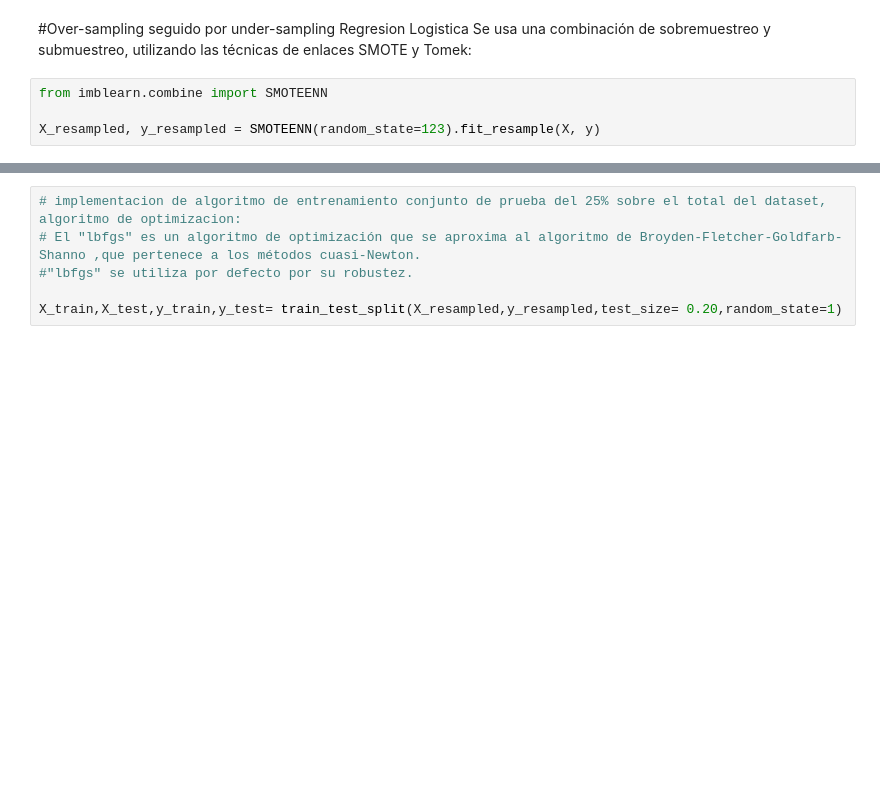
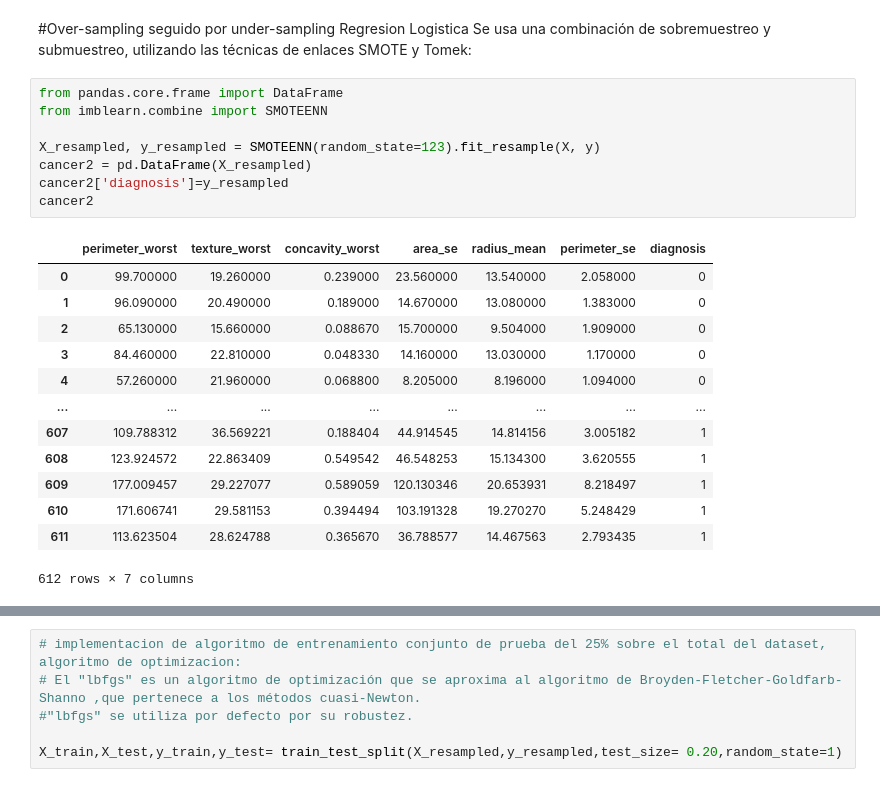
Before and after one commit to DaniloRiver/Pythons17, a Jupyter notebook: Modelo_de_Clasificacion2.ipynb, the cells around one changed output, grey strips where cells are left out. Drawn from its saved outputs; the diff is of its cells as text; blank space fills up the shorter version.

```diff
--- a/Modelo_de_Clasificacion2.ipynb
+++ b/Modelo_de_Clasificacion2.ipynb
@@ -827,6 +827,24 @@ weighted avg       0.96      0.96      0.96       143
 #Over-sampling seguido por under-sampling Regresion Logistica
 Se usa una combinación de sobremuestreo y submuestreo, utilizando las técnicas de enlaces SMOTE y Tomek:
 # %%
+from pandas.core.frame import DataFrame
 from imblearn.combine import SMOTEENN
 
 X_resampled, y_resampled = SMOTEENN(random_state=123).fit_resample(X, y)
+cancer2 = pd.DataFrame(X_resampled)
+cancer2['diagnosis']=y_resampled
+cancer2
+# %% [output]
+|  | perimeter_worst | texture_worst | concavity_worst | area_se | radius_mean | perimeter_se | diagnosis |
+| 0 | 99.700000 | 19.260000 | 0.239000 | 23.560000 | 13.540000 | 2.058000 | 0 |
+| 1 | 96.090000 | 20.490000 | 0.189000 | 14.670000 | 13.080000 | 1.383000 | 0 |
+| 2 | 65.130000 | 15.660000 | 0.088670 | 15.700000 | 9.504000 | 1.909000 | 0 |
+| 3 | 84.460000 | 22.810000 | 0.048330 | 14.160000 | 13.030000 | 1.170000 | 0 |
+| 4 | 57.260000 | 21.960000 | 0.068800 | 8.205000 | 8.196000 | 1.094000 | 0 |
+| ... | ... | ... | ... | ... | ... | ... | ... |
+| 607 | 109.788312 | 36.569221 | 0.188404 | 44.914545 | 14.814156 | 3.005182 | 1 |
+| 608 | 123.924572 | 22.863409 | 0.549542 | 46.548253 | 15.134300 | 3.620555 | 1 |
+| 609 | 177.009457 | 29.227077 | 0.589059 | 120.130346 | 20.653931 | 8.218497 | 1 |
+| 610 | 171.606741 | 29.581153 | 0.394494 | 103.191328 | 19.270270 | 5.248429 | 1 |
+| 611 | 113.623504 | 28.624788 | 0.365670 | 36.788577 | 14.467563 | 2.793435 | 1 |
+612 rows × 7 columns
```
Also changed, not shown: parts of 9 cells of this notebook.
